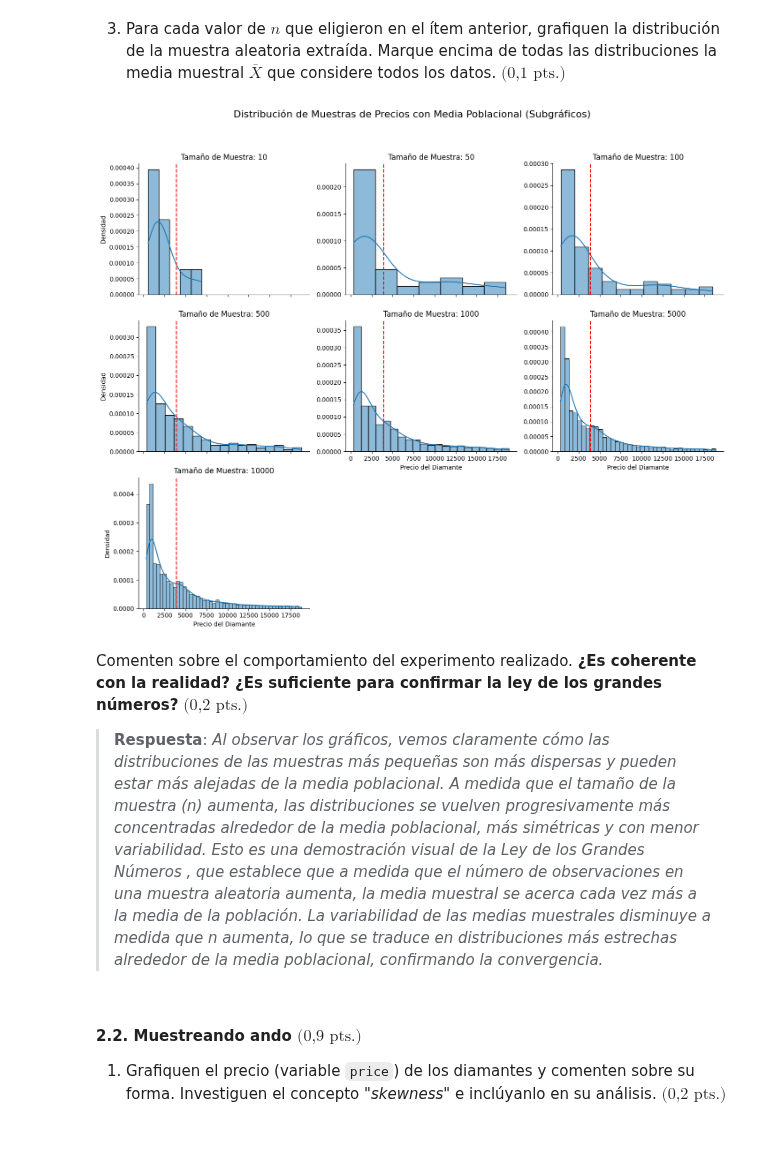
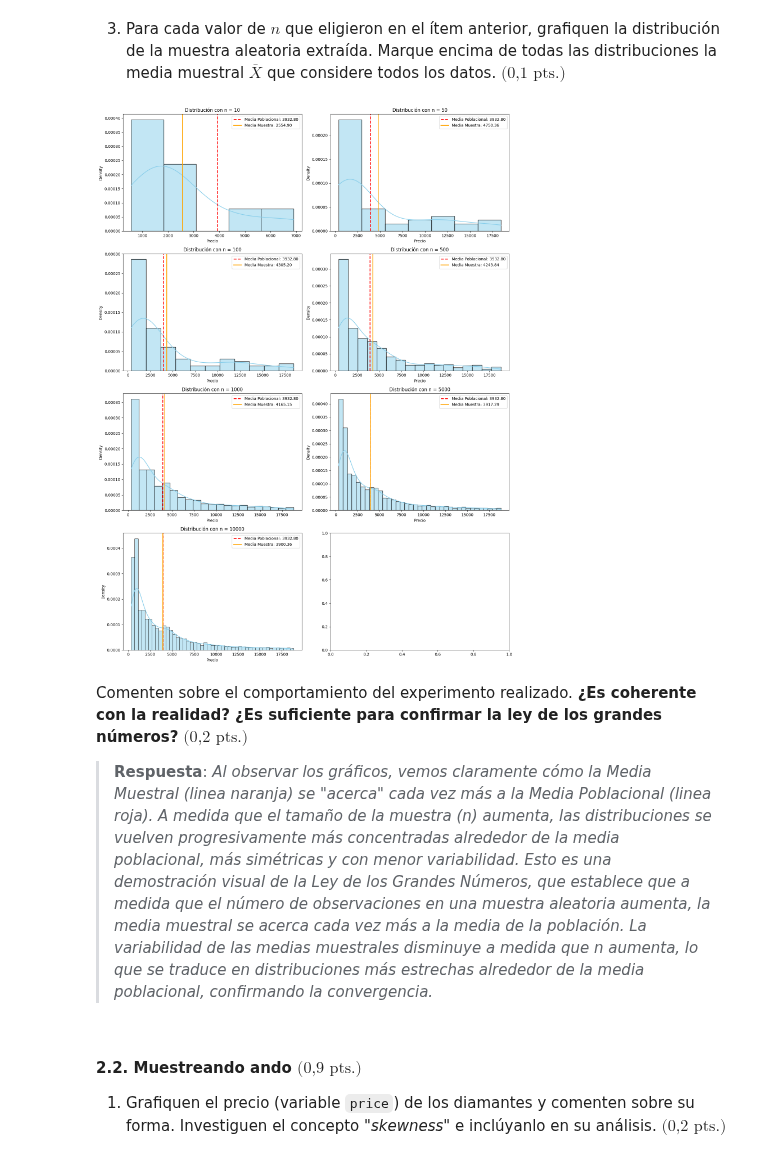
Before and after one commit to milemrc5-cpu/cursoedv-tarea1-equipo2, a Jupyter notebook: tareaedv.ipynb, the cells around one changed output. Saved outputs shown, nothing was run; the diff lists cells and outputs as text; code cells hidden in the pictures.

```diff
--- a/tareaedv.ipynb
+++ b/tareaedv.ipynb
@@ -208,35 +196,42 @@ display(df_medias_muestrales)
 | 6 | 10000 | 3900.3566 |
 # %% [markdown]
 3. Para cada valor de $n$ que eligieron en el ítem anterior, grafiquen la distribución de la muestra aleatoria extraída. Marque encima de todas las distribuciones la media muestral $\overline{X}$ que considere todos los datos. $\textrm{(0,1 pts.)}$
-# %%
-datos_para_facet = pd.DataFrame()
-for muestra_info in muestras_para_graficar:
-    temp_df = pd.DataFrame({'price': muestra_info['data'], 'sample_size': str(muestra_info['size'])})
-    datos_para_facet = pd.concat([datos_para_facet, temp_df])
-
-g = sns.FacetGrid(datos_para_facet, col='sample_size', col_wrap=3, height=4, aspect=1.2, sharex=True, sharey=False)
-g.map(sns.histplot, 'price', kde=True, stat='density')
-
-for ax in g.axes.flat:
-    ax.axvline(media_poblacional_precio, color='red', linestyle='--', linewidth=1.5)
-    current_title = ax.get_title()
-    if '=' in current_title:
-        title_value = current_title.split('=')[1].strip()
-        ax.set_title(f'Tamaño de Muestra: {title_value}')
-    else:
-        ax.set_title(f'Tamaño de Muestra: {current_title}')
-
-g.set_axis_labels('Precio del Diamante', 'Densidad')
-plt.suptitle('Distribución de Muestras de Precios con Media Poblacional (Subgráficos)', y=1.02, fontsize=16)
-plt.tight_layout(rect=[0, 0.03, 1, 0.98])
-plt.show()
-# %% [output]
-[figure, removed]
+# %%
+import matplotlib.pyplot as plt
+import seaborn as sns
+
+#media_poblacional_precio
+
+fig, axes = plt.subplots(nrows=4, ncols=2, figsize=(15, 20))
+axes = axes.flatten()
+
+for i, muestra_info in enumerate(muestras_para_graficar):
+    n = muestra_info['size']
+    datos_muestra = muestra_info['data']
+    ax = axes[i]
+
+    sns.histplot(datos_muestra, kde=True, ax=ax, color='skyblue', stat="density")
+
+    ax.axvline(media_poblacional_precio, color='red', linestyle='--', linewidth=2,
+               label=f'Media Poblacional: {media_poblacional_precio:.2f}')
+
+    media_esta_muestra = datos_muestra.mean()
+    ax.axvline(media_esta_muestra, color='orange', linestyle='-', linewidth=2,
+               label=f'Media Muestra: {media_esta_muestra:.2f}')
+
+    # Personalización
+    ax.set_title(f"Distribución con n = {n}")
+    ax.set_xlabel("Precio")
+    ax.legend()
+
+plt.tight_layout()
+plt.show()
+# %% [output]
+[figure, added]
 # %% [markdown]
 Comenten sobre el comportamiento del experimento realizado. **¿Es coherente con la realidad? ¿Es suficiente para confirmar la ley de los grandes números?** $\textrm{(0,2 pts.)}$
 
-> **Respuesta**: *Al observar los gráficos, vemos claramente cómo las distribuciones de las muestras más pequeñas son más dispersas y pueden estar más alejadas de la media poblacional. A medida que el tamaño de la muestra (n) aumenta, las distribuciones se vuelven progresivamente más concentradas alrededor de la media poblacional, más simétricas y con menor variabilidad. Esto es una demostración visual de la Ley de los Grandes Números
-, que establece que a medida que el número de observaciones en una muestra aleatoria aumenta, la media muestral se acerca cada vez más a la media de la población. La variabilidad de las medias muestrales disminuye a medida que n aumenta, lo que se traduce en distribuciones más estrechas alrededor de la media poblacional, confirmando la convergencia.*
+> **Respuesta**: *Al observar los gráficos, vemos claramente cómo la Media Muestral (linea naranja) se "acerca" cada vez más a la Media Poblacional (linea roja). A medida que el tamaño de la muestra (n) aumenta, las distribuciones se vuelven progresivamente más concentradas alrededor de la media poblacional, más simétricas y con menor variabilidad. Esto es una demostración visual de la Ley de los Grandes Números, que establece que a medida que el número de observaciones en una muestra aleatoria aumenta, la media muestral se acerca cada vez más a la media de la población. La variabilidad de las medias muestrales disminuye a medida que n aumenta, lo que se traduce en distribuciones más estrechas alrededor de la media poblacional, confirmando la convergencia.*
 # %% [markdown]
 #### 2.2. Muestreando ando $\textrm{(0,9 pts.)}$
 
```
Also changed, not shown: parts of 8 cells of this notebook.
